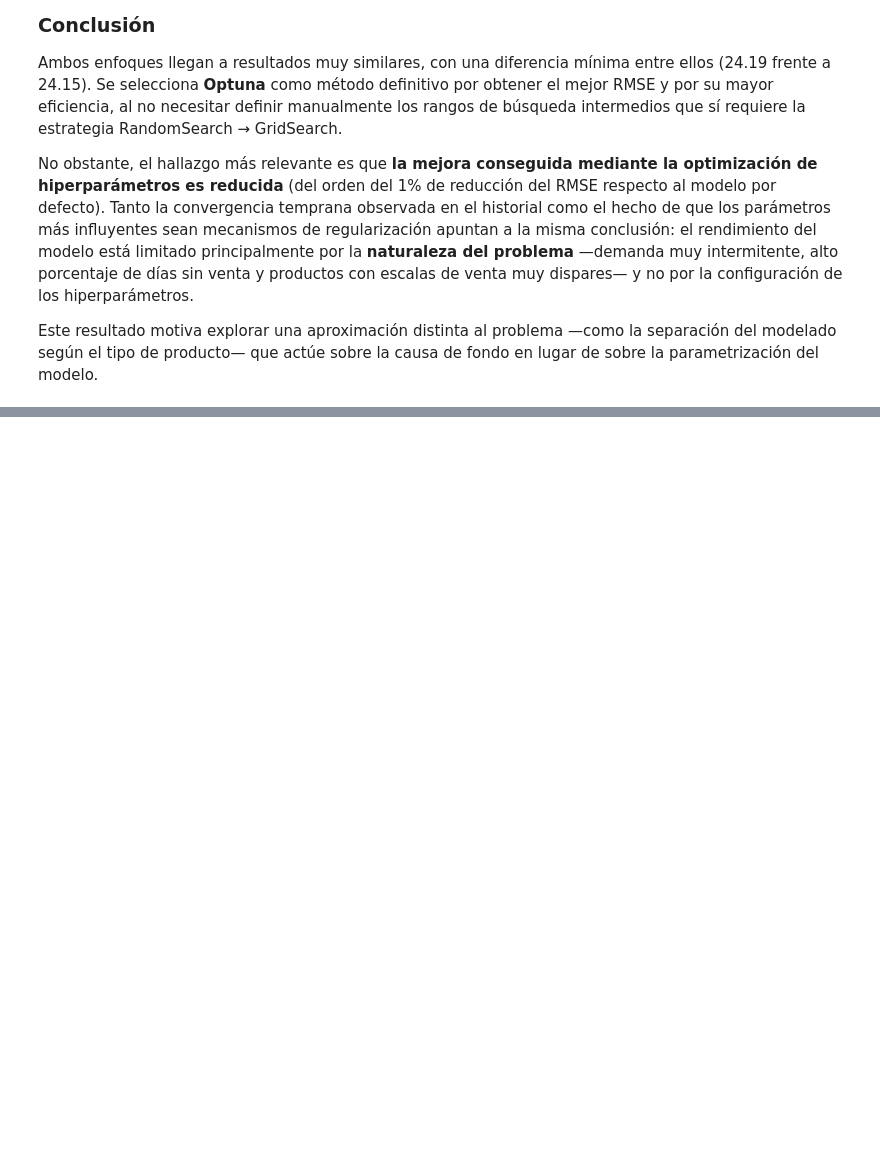
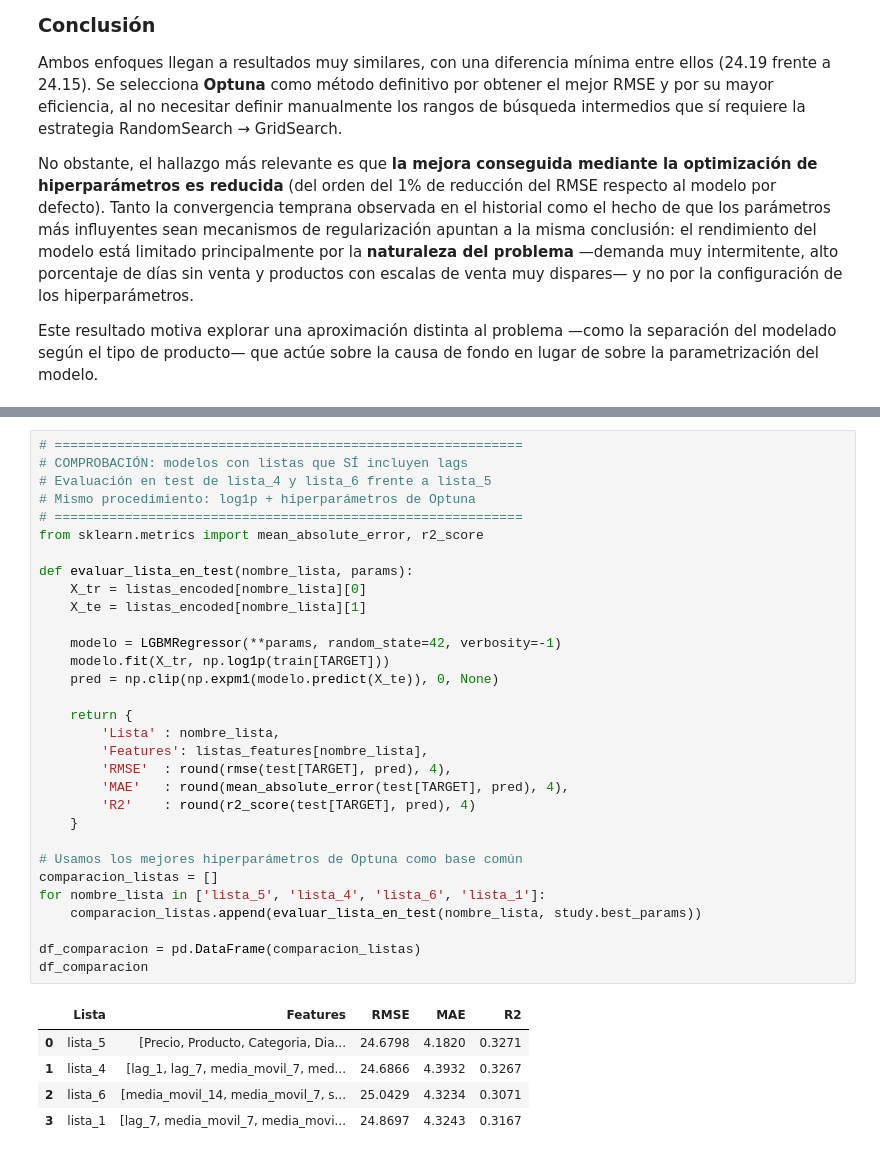
Before and after one commit to terelopdel-sketch/ML_Trazos_y_hojas, a Jupyter notebook: src/notebooks/Modeling.ipynb, the cells around one changed output, grey strips where cells are left out. Cells and saved outputs as stored; diff of their text form; blank space fills up the shorter version.

Commit message:
evaluación final

```diff
--- a/src/notebooks/Modeling.ipynb
+++ b/src/notebooks/Modeling.ipynb
@@ -1968,0 +2198,37 @@ modelo.
+# %%
+# ============================================================
+# COMPROBACIÓN: modelos con listas que SÍ incluyen lags
+# Evaluación en test de lista_4 y lista_6 frente a lista_5
+# Mismo procedimiento: log1p + hiperparámetros de Optuna
+# ============================================================
+from sklearn.metrics import mean_absolute_error, r2_score
+
+def evaluar_lista_en_test(nombre_lista, params):
+    X_tr = listas_encoded[nombre_lista][0]
+    X_te = listas_encoded[nombre_lista][1]
+
+    modelo = LGBMRegressor(**params, random_state=42, verbosity=-1)
+    modelo.fit(X_tr, np.log1p(train[TARGET]))
+    pred = np.clip(np.expm1(modelo.predict(X_te)), 0, None)
+
+    return {
+        'Lista' : nombre_lista,
+        'Features': listas_features[nombre_lista],
+        'RMSE'  : round(rmse(test[TARGET], pred), 4),
+        'MAE'   : round(mean_absolute_error(test[TARGET], pred), 4),
+        'R2'    : round(r2_score(test[TARGET], pred), 4)
+    }
+
+# Usamos los mejores hiperparámetros de Optuna como base común
+comparacion_listas = []
+for nombre_lista in ['lista_5', 'lista_4', 'lista_6', 'lista_1']:
+    comparacion_listas.append(evaluar_lista_en_test(nombre_lista, study.best_params))
+
+df_comparacion = pd.DataFrame(comparacion_listas)
+df_comparacion
+# %% [output]
+|  | Lista | Features | RMSE | MAE | R2 |
+| 0 | lista_5 | [Precio, Producto, Categoria, Dia... | 24.6798 | 4.1820 | 0.3271 |
+| 1 | lista_4 | [lag_1, lag_7, media_movil_7, med... | 24.6866 | 4.3932 | 0.3267 |
+| 2 | lista_6 | [media_movil_14, media_movil_7, s... | 25.0429 | 4.3234 | 0.3071 |
+| 3 | lista_1 | [lag_7, media_movil_7, media_movi... | 24.8697 | 4.3243 | 0.3167 |
```
Also changed, not shown: parts of 11 cells of this notebook.
